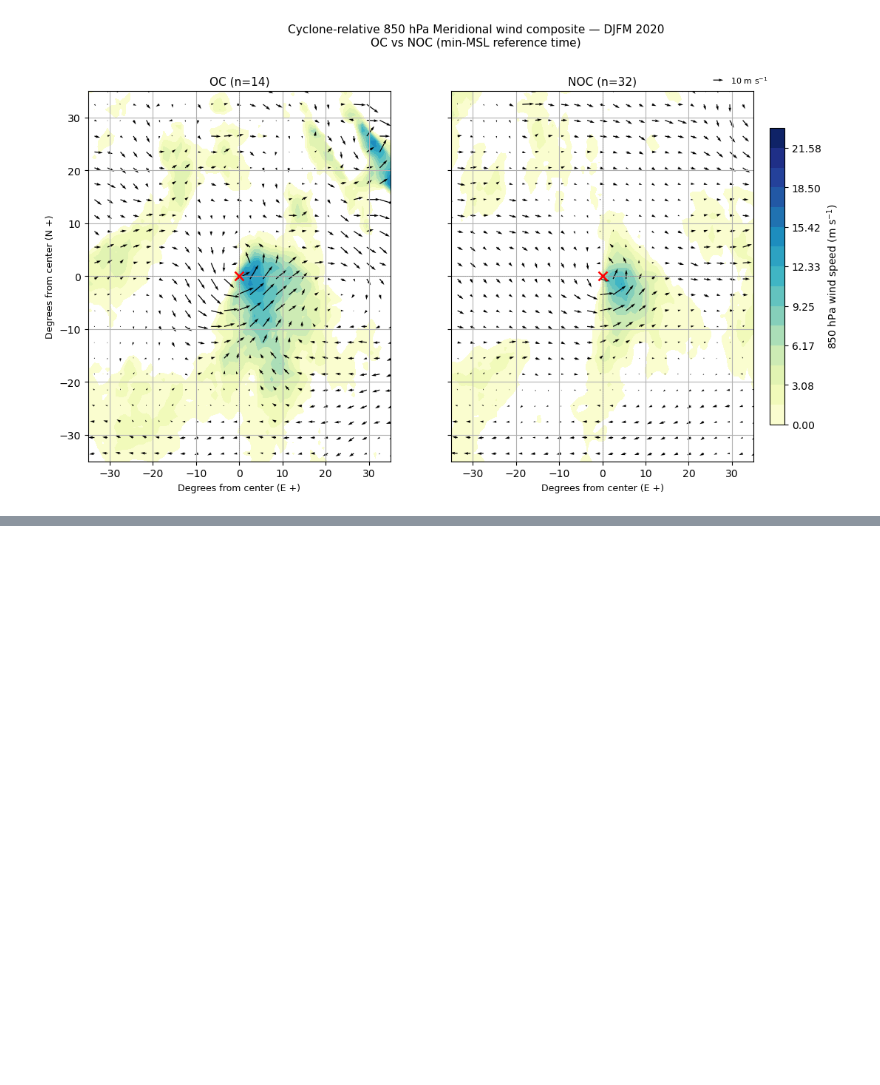
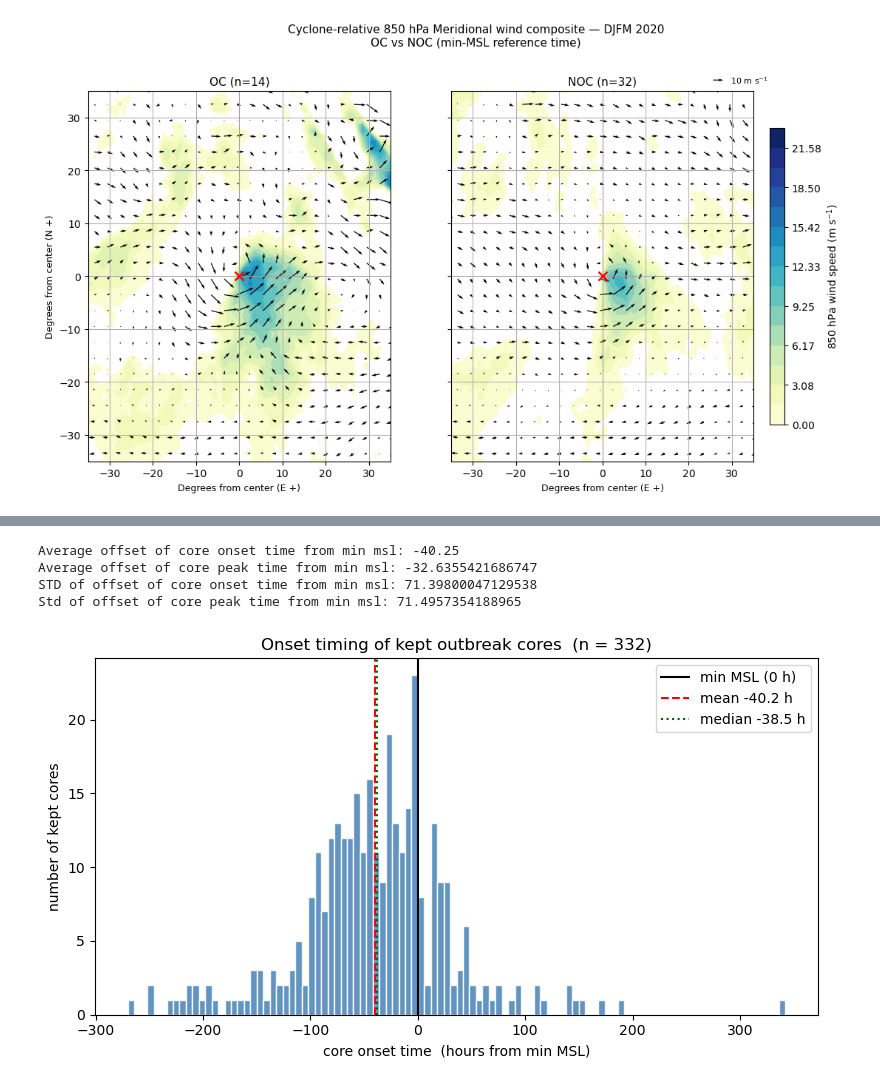
Before and after one commit to augustlepique/circs-research, a Jupyter notebook: TE_compositing.ipynb, the cells around one changed output, grey strips where cells are left out. Saved outputs shown, nothing was run; the diff lists cells and outputs as text; code cells hidden in the pictures; blank space fills up the shorter version.

```diff
--- a/TE_compositing.ipynb
+++ b/TE_compositing.ipynb
@@ -658,0 +579,10 @@ plt.show()
+# %%
+etc_summary = pd.read_csv('data/etc_summary_final.csv')
+reports = pd.read_csv('data/reports_tagged_final.csv', low_memory=False)
+cores = pd.read_csv('data/kde_core_summary.csv')
+# %%
+msl_map = (etc_summary
+           .dropna(subset=['track_id'])
+           .assign(track_id = lambda d: d['track_id'].astype(int))
+           .set_index('track_id')['time_min_msl'])
+msl_map = pd.to_datetime(msl_map, utc=True)
@@ -658,0 +605,2 @@ plt.show()
+# %%
+cores['time_min_msl'] = cores['track_id'].map(msl_map)
@@ -658,0 +626,5 @@ plt.show()
+# %%
+kept = cores[cores['kept']]
+print(f"mean onset: {kept['onset_h_from_min_msl'].mean():+.1f} h from min MSL "
+      f"(n={kept['onset_h_from_min_msl'].notna().sum()})")
+print(f"mean peak : {kept['peak_h_from_min_msl'].mean():+.1f} h from min MSL")
@@ -658,0 +664,11 @@ plt.show()
+# %%
+print("Average offset of core onset time from min msl:", cores['onset_h_from_min_msl'].mean())
+print("Average offset of core peak time from min msl:", cores['peak_h_from_min_msl'].mean())
+
+print("STD of offset of core onset time from min msl:", cores['onset_h_from_min_msl'].std())
+print("Std of offset of core peak time from min msl:", cores['peak_h_from_min_msl'].std())
+# %% [output]
+Average offset of core onset time from min msl: -40.25
+Average offset of core peak time from min msl: -32.6355421686747
+STD of offset of core onset time from min msl: 71.39800047129538
+Std of offset of core peak time from min msl: 71.4957354188965
@@ -658,0 +677,19 @@ plt.show()
+# %%
+vals = kept['onset_h_from_min_msl'].dropna()
+
+fig, ax = plt.subplots(figsize=(8, 4.5))
+ax.hist(vals, bins=range(int(vals.min()) - 3, int(vals.max()) + 6, 6),
+        color='steelblue', edgecolor='white', alpha=0.85)
+
+ax.axvline(0, color='k', lw=1.5, ls='-',  label='min MSL (0 h)')
+ax.axvline(vals.mean(),   color='red',     lw=1.5, ls='--', label=f'mean {vals.mean():+.1f} h')
+ax.axvline(vals.median(), color='darkgreen', lw=1.5, ls=':', label=f'median {vals.median():+.1f} h')
+
+ax.set_xlabel('core onset time  (hours from min MSL)')
+ax.set_ylabel('number of kept cores')
+ax.set_title(f'Onset timing of kept outbreak cores  (n = {len(vals)})')
+ax.legend()
+plt.tight_layout()
+plt.show()
+# %% [output]
+[figure, added]
```
Also changed, not shown: parts of 34 cells of this notebook, 10 other files.
